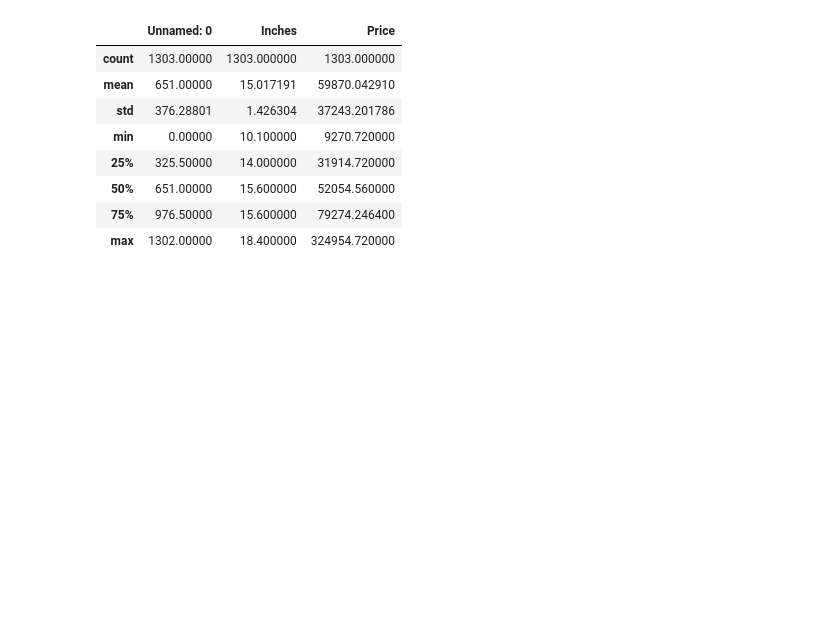
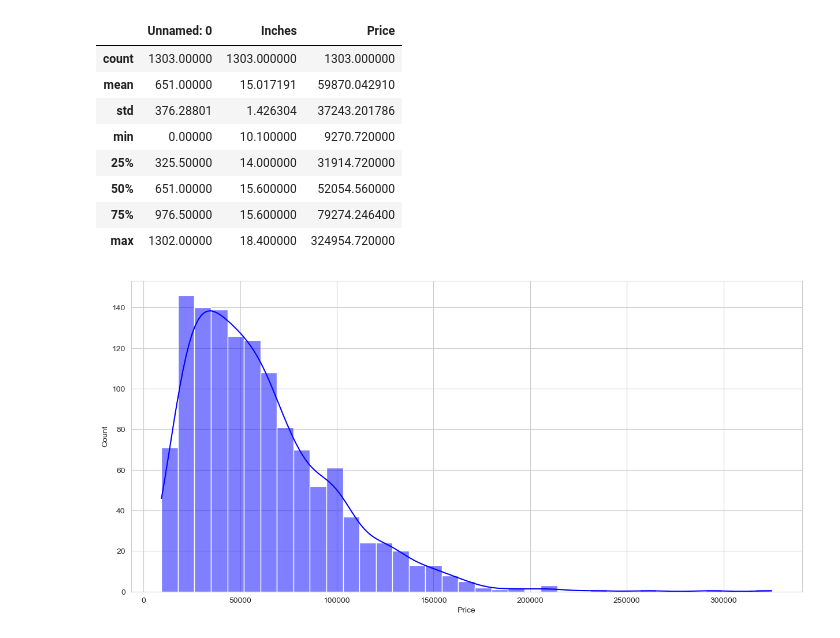
Before and after one commit to Ddasunsandeepa/laptop_price_predictor_project, a Jupyter notebook: notebooks/FC212030_Mudhitha/fc212030.ipynb, the cells around one changed output. Drawn from its saved outputs; the diff is of its cells as text; code cells hidden in the pictures; blank space fills up the shorter version.

```diff
--- a/notebooks/FC212030_Mudhitha/fc212030.ipynb
+++ b/notebooks/FC212030_Mudhitha/fc212030.ipynb
@@ -23,0 +39,3 @@ df.head()
+# %%
+df = df.drop(['Unnamed: 0'], axis=1)
+df.head()
@@ -23,0 +72,3 @@ df.head()
+# %%
+df= df.drop_duplicates()
+df.shape
@@ -23,0 +98,8 @@ df.head()
+# %%
+df['Ram'] = df['Ram'].str.replace('GB','')
+df['Weight'] = df['Weight'].str.replace('kg','')
+
+df['Ram'] = df['Ram'].astype('int32')
+df['Weight'] = df['Weight'].astype('float32')
+
+df.head()
@@ -35,0 +147,6 @@ df.describe()
+# %%
+plt.figure(figsize=(15,7))
+sns.histplot(df['Price'], color='blue',kde=True)
+plt.show()
+# %% [output]
+[figure, added]
```
Also changed, not shown: parts of 40 cells of this notebook, 1 other file.
